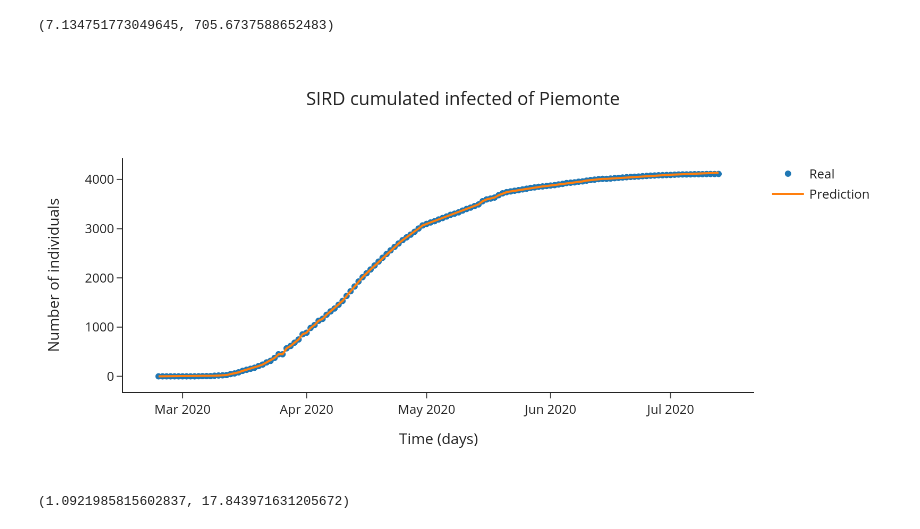
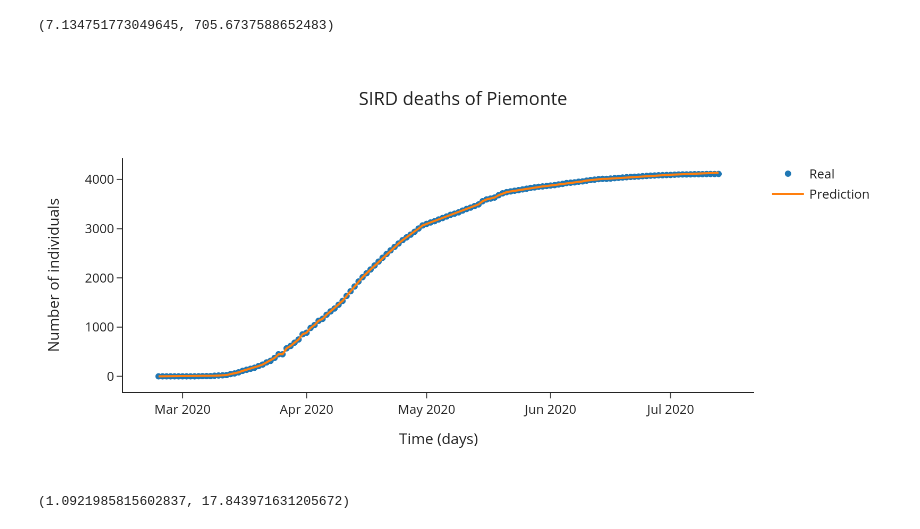
Before and after one commit to nicoloverardo/master-degree-thesis, a Jupyter notebook: notebooks/sird.ipynb, the cells around one changed output. Cells and saved outputs as stored; diff of their text form; code cells hidden in the pictures.

Commit message:
Added plot

```diff
--- a/notebooks/sird.ipynb
+++ b/notebooks/sird.ipynb
@@ -736,7 +736,7 @@ model = DeterministicSird(
     data_df=dpc_regioni_df,
     pop_prov_df=pop_prov_df,
     prov_list_df=prov_list_df,
-    regione='Piemonte',
+    area='Piemonte',
     group_column='denominazione_regione',
     data_column='data',
     data_filter='20200630',
@@ -762,14 +762,14 @@ model.mae(compart='totale_positivi'), model.mse(compart='totale_positivi')
 (7.134751773049645, 705.6737588652483)
 # %%
 general_plot(t=realdata['data'],
-             title='SIRD cumulated infected of ' + 'Piemonte',
+             title='SIRD deaths of ' + 'Piemonte',
              data=[realdata['deceduti'].values, res['deceduti'].values],
              names=['Real', 'Prediction'],
              modes=['markers', 'lines'],
              blend_legend=False,
              output_image=True)
 # %% [output]
-[figure, old version]
+[figure, new version]
 # %%
 model.mae(compart='deceduti'), model.mse(compart='deceduti')
 # %% [output]
```
